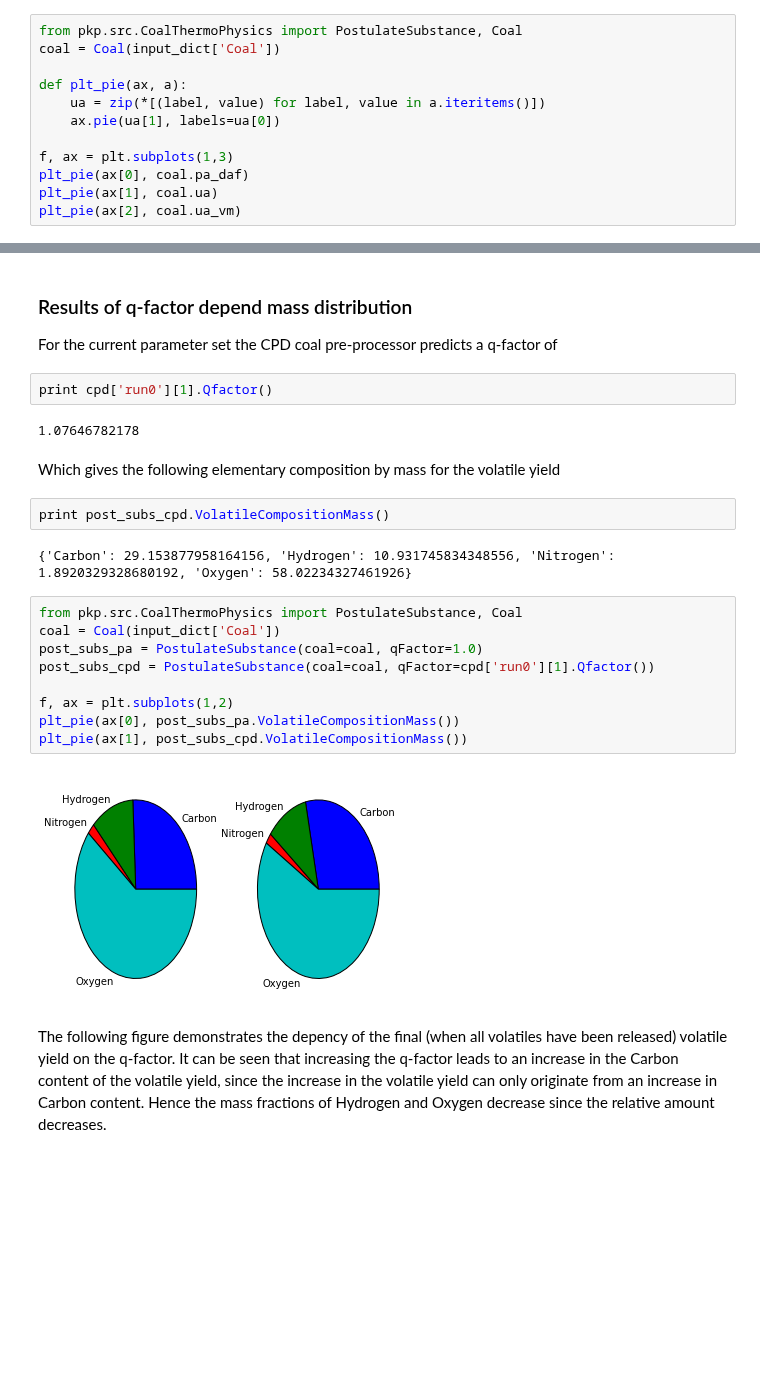
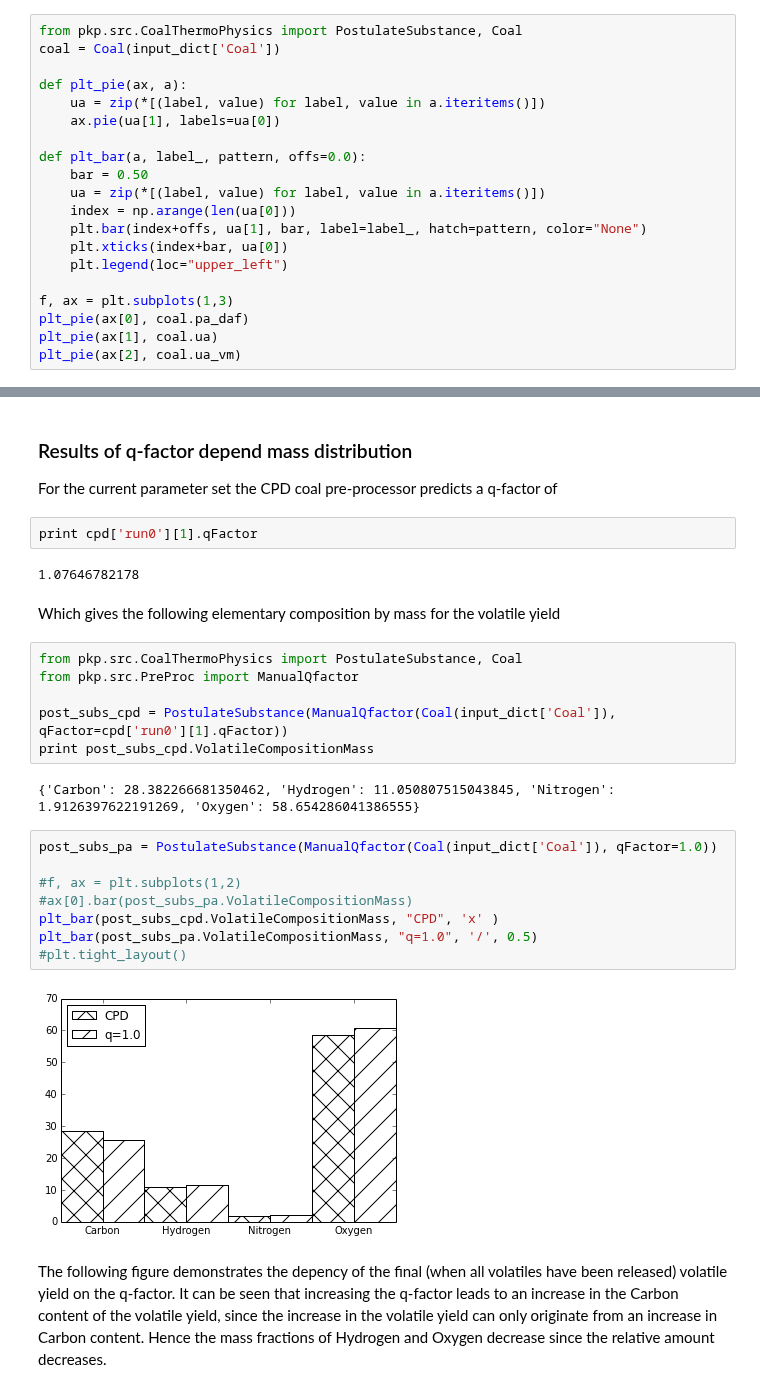
Before and after one commit to ostein/notebooks, a Jupyter notebook: pkp/BlackThunder.ipynb, the cells around one changed output, grey strips where cells are left out. Saved outputs shown, nothing was run; the diff lists cells and outputs as text; blank space fills up the shorter version.

```diff
--- a/pkp/BlackThunder.ipynb
+++ b/pkp/BlackThunder.ipynb
@@ -65,6 +65,14 @@ def plt_pie(ax, a):
     ua = zip(*[(label, value) for label, value in a.iteritems()])
     ax.pie(ua[1], labels=ua[0])
 
+def plt_bar(a, label_, pattern, offs=0.0):
+    bar = 0.50
+    ua = zip(*[(label, value) for label, value in a.iteritems()])
+    index = np.arange(len(ua[0]))
+    plt.bar(index+offs, ua[1], bar, label=label_, hatch=pattern, color="None")
+    plt.xticks(index+bar, ua[0])
+    plt.legend(loc="upper_left")
+
 f, ax = plt.subplots(1,3)
 plt_pie(ax[0], coal.pa_daf)
 plt_pie(ax[1], coal.ua)
@@ -233,26 +257,29 @@ Equation 5. determines the carbon mass released as volatiles as a function of th
 
 For the current parameter set the CPD coal pre-processor predicts a q-factor of
 # %%
-print cpd['run0'][1].Qfactor()
+print cpd['run0'][1].qFactor
 # %% [output]
 1.07646782178
 # %% [markdown]
 Which gives the following elementary composition by mass for the volatile yield
-# %%
-print post_subs_cpd.VolatileCompositionMass()
-# %% [output]
-{'Carbon': 29.153877958164156, 'Hydrogen': 10.931745834348556, 'Nitrogen': 1.8920329328680192, 'Oxygen': 58.02234327461926}
+# %%
+from pkp.src.CoalThermoPhysics import PostulateSubstance, Coal
+from pkp.src.PreProc import ManualQfactor
+
+post_subs_cpd = PostulateSubstance(ManualQfactor(Coal(input_dict['Coal']), qFactor=cpd['run0'][1].qFactor))
+print post_subs_cpd.VolatileCompositionMass
+# %% [output]
+{'Carbon': 28.382266681350462, 'Hydrogen': 11.050807515043845, 'Nitrogen': 1.9126397622191269, 'Oxygen': 58.654286041386555}
 # %%
-from pkp.src.CoalThermoPhysics import PostulateSubstance, Coal
-coal = Coal(input_dict['Coal'])
-post_subs_pa = PostulateSubstance(coal=coal, qFactor=1.0)
-post_subs_cpd = PostulateSubstance(coal=coal, qFactor=cpd['run0'][1].Qfactor())
+post_subs_pa = PostulateSubstance(ManualQfactor(Coal(input_dict['Coal']), qFactor=1.0))
 
-f, ax = plt.subplots(1,2)
-plt_pie(ax[0], post_subs_pa.VolatileCompositionMass())
-plt_pie(ax[1], post_subs_cpd.VolatileCompositionMass())
+#f, ax = plt.subplots(1,2)
+#ax[0].bar(post_subs_pa.VolatileCompositionMass)
+plt_bar(post_subs_cpd.VolatileCompositionMass, "CPD", 'x' )
+plt_bar(post_subs_pa.VolatileCompositionMass, "q=1.0", '/', 0.5)
+#plt.tight_layout()
 # %% [output]
-[figure, old version]
+[figure, new version]
 # %% [markdown]
 The following figure demonstrates the depency of the final (when all volatiles have been released) volatile yield on the q-factor. It can be seen that increasing the q-factor leads to an increase in the Carbon content of the volatile yield, since the increase in the volatile yield can only originate from an increase in Carbon content. Hence the mass fractions of Hydrogen and Oxygen decrease since the relative amount decreases.
 # %%
```
Also changed, not shown: parts of 15 cells of this notebook.
